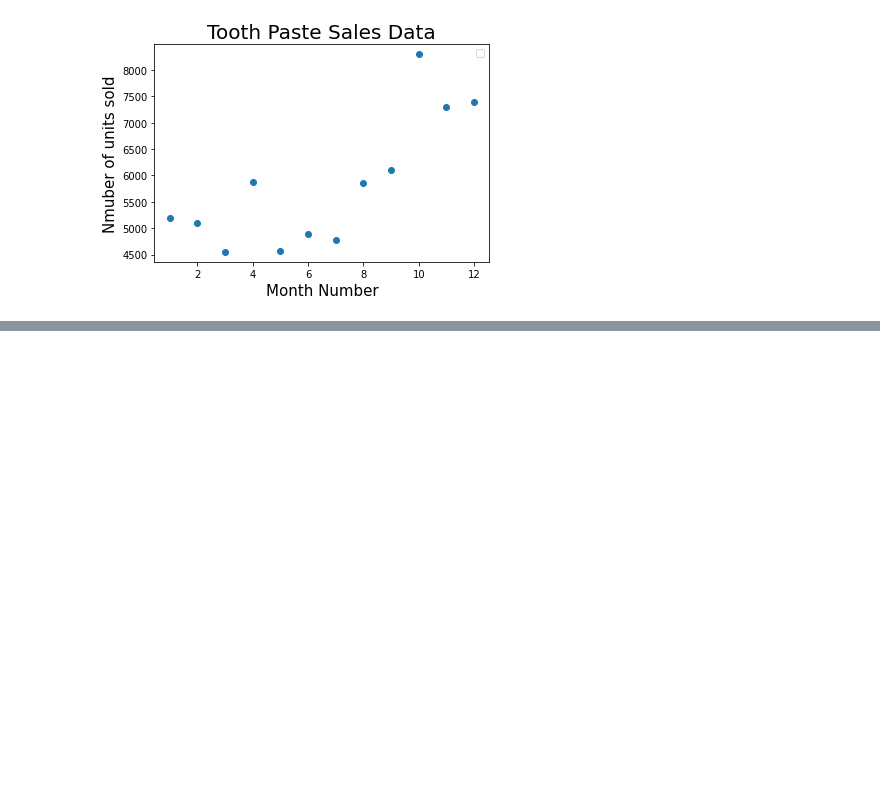
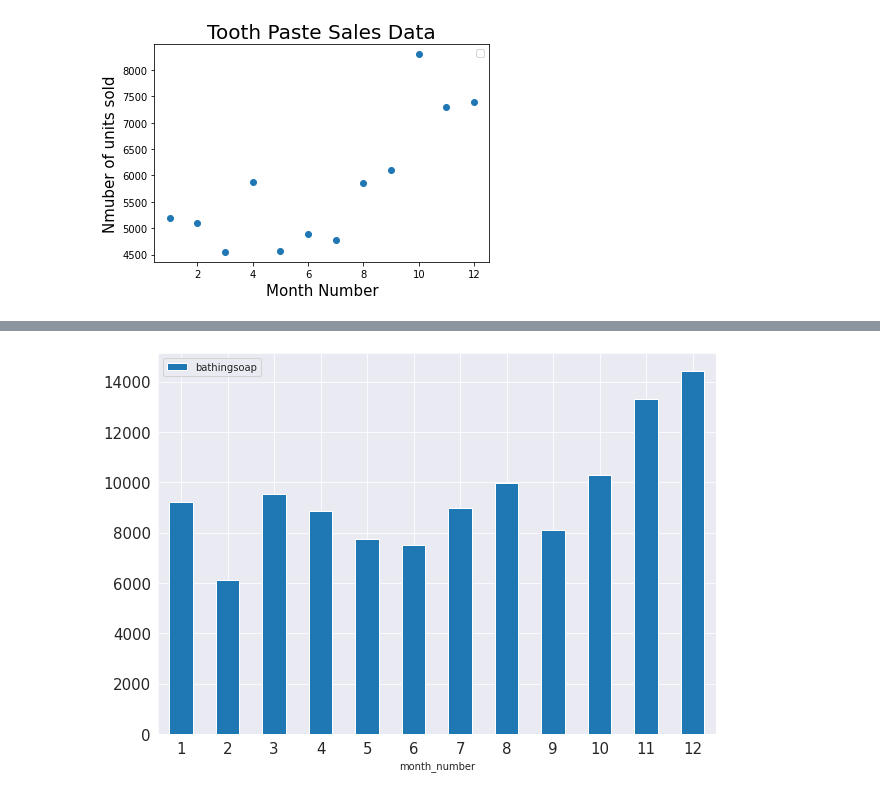
Before and after one commit to Rseiji/general_studies, a Jupyter notebook: plotting_exercises/matplotlib_exercises_part_2.ipynb, the cells around one changed output, grey strips where cells are left out. Saved outputs shown, nothing was run; the diff lists cells and outputs as text; code cells hidden in the pictures; blank space fills up the shorter version.

```diff
--- a/plotting_exercises/matplotlib_exercises_part_2.ipynb
+++ b/plotting_exercises/matplotlib_exercises_part_2.ipynb
@@ -91,0 +136,13 @@ No handles with labels found to put in legend.
+# %%
+df.plot(
+    kind='bar',
+    x='month_number',
+    y='bathingsoap',
+    figsize=(10,7),
+    rot='horizontal',
+    fontsize=15
+)
+
+plt.savefig('tmp_ex6.png')
+# %% [output]
+[figure, added]
```
Also changed, not shown: parts of 15 cells of this notebook, 1 other file.
